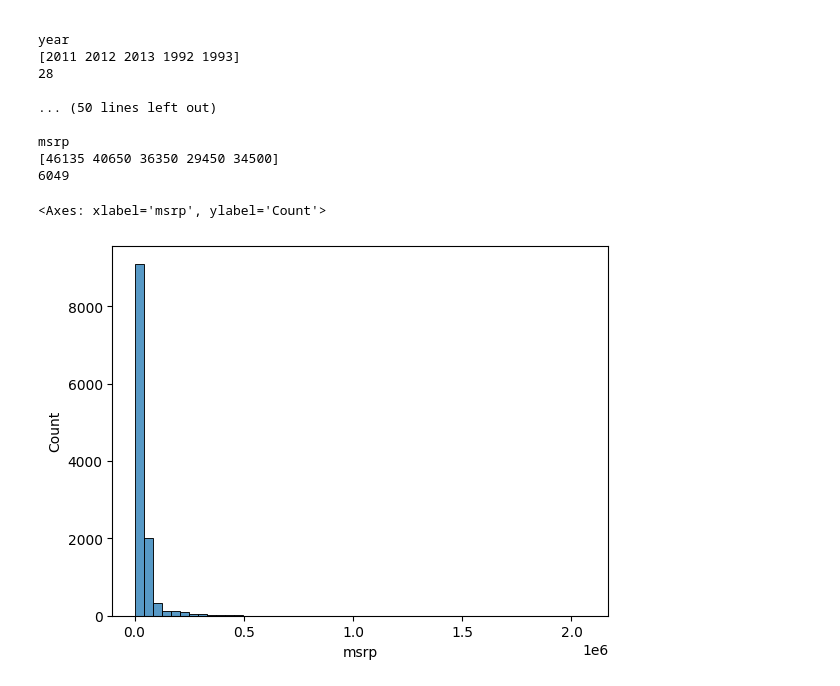
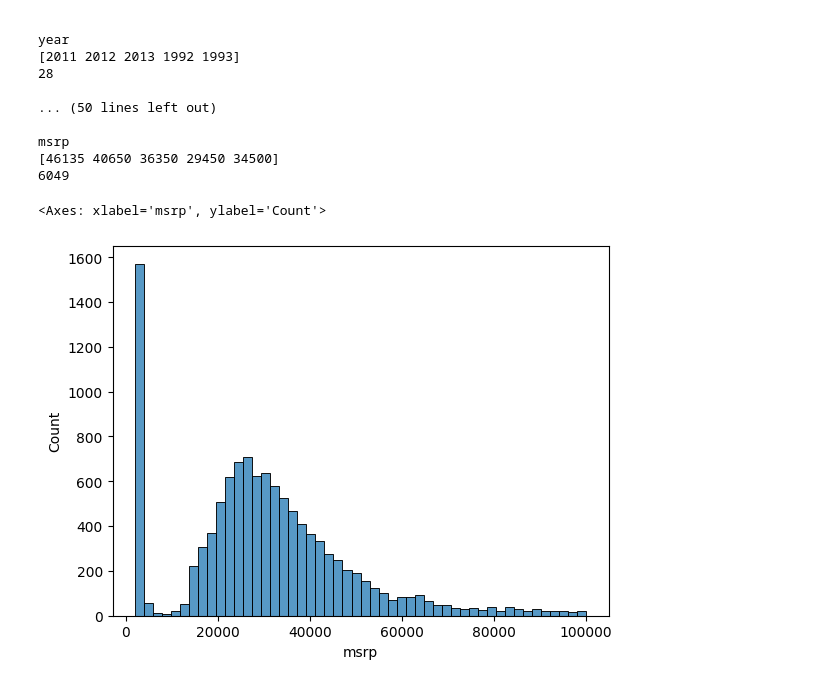
Before and after one commit to enoch20142009/machine-learning-zoomcamp-homework, a Jupyter notebook: 02-regression/week2_project.ipynb, the cells around one changed output. Cells and saved outputs as stored; diff of their text form; code cells hidden in the pictures.

```diff
--- a/02-regression/week2_project.ipynb
+++ b/02-regression/week2_project.ipynb
@@ -95,7 +88,7 @@ import seaborn as sns
 %matplotlib inline
 # %%
 # Distribution of price
-sns.histplot(df['msrp'], bins=50)
+sns.histplot(df[df['msrp'] < 100000]['msrp'], bins=50)
 # %% [output]
 <Axes: xlabel='msrp', ylabel='Count'>
-[figure, old version]
+[figure, new version]
```
Also changed, not shown: parts of 11 cells of this notebook, 2 other files.
